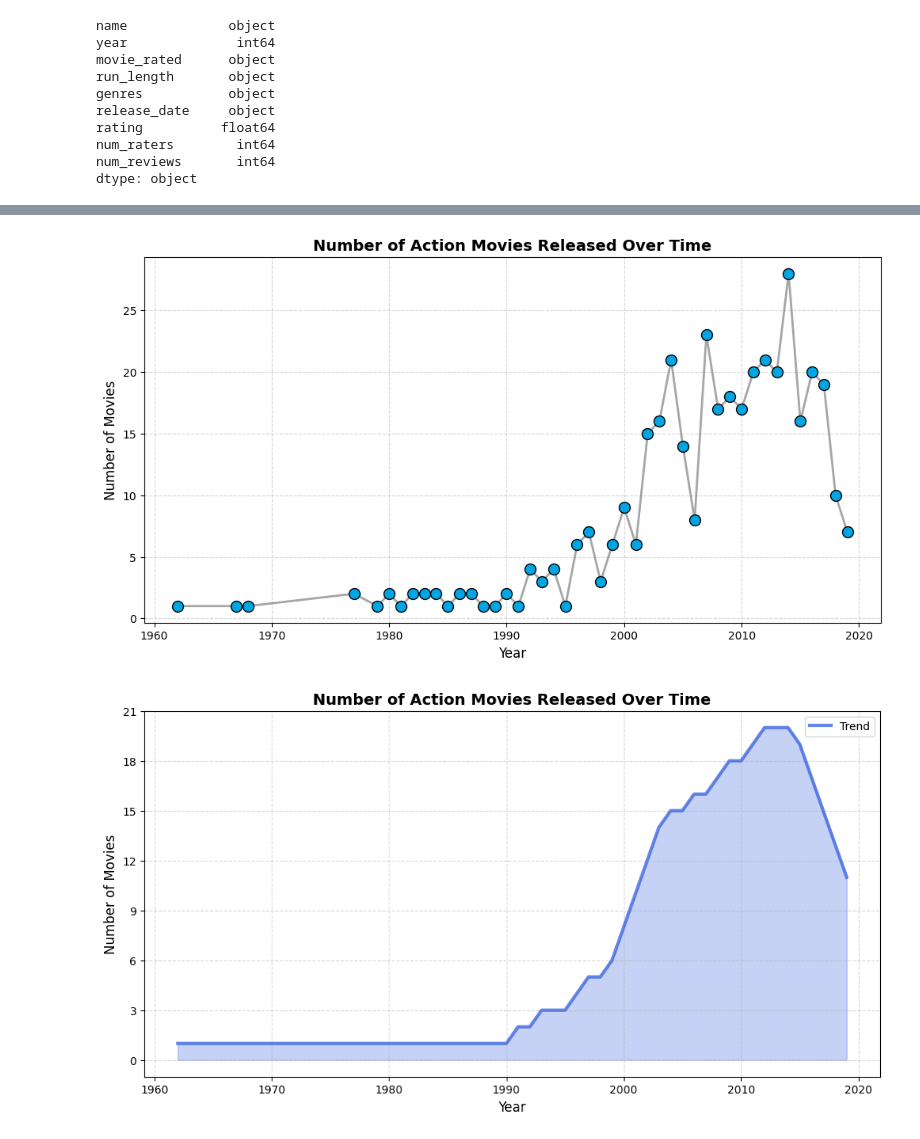
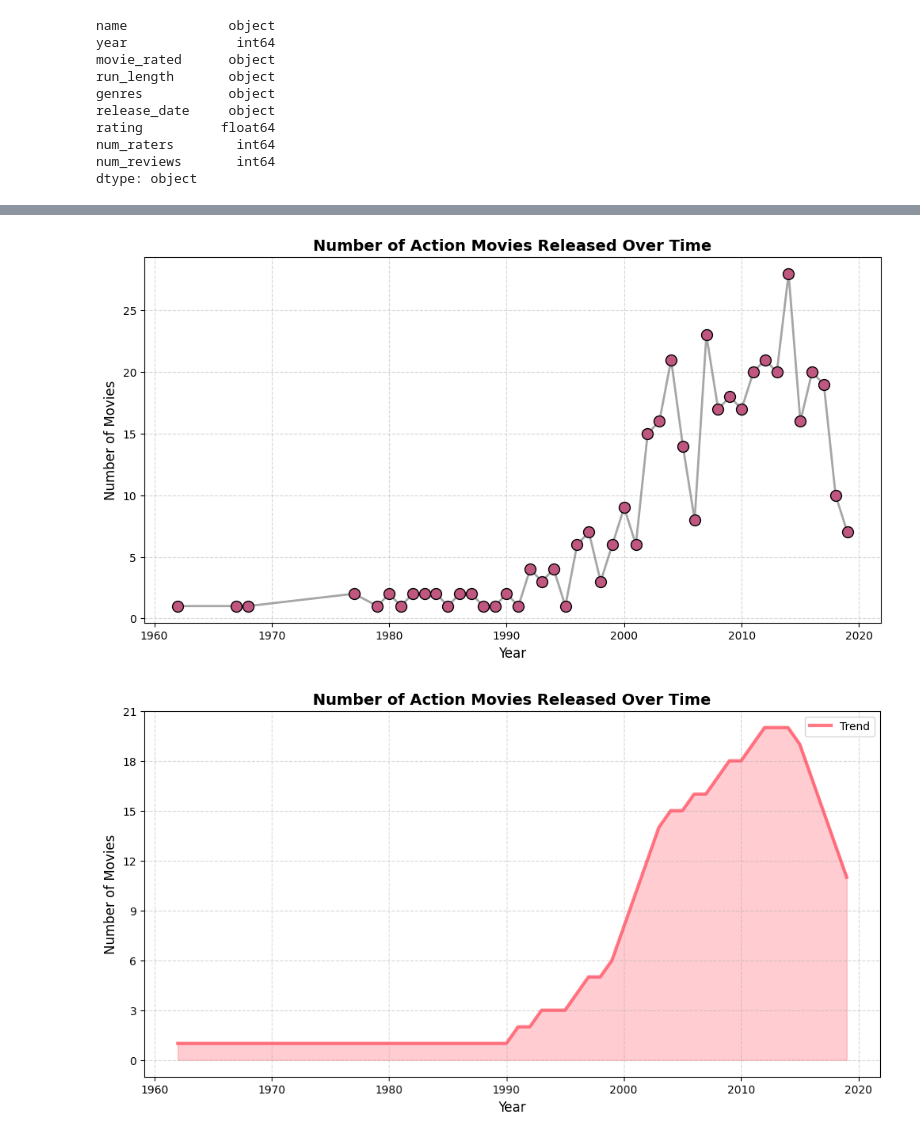
Before and after one commit to johjor/Python_Course_2025, a Jupyter notebook: scripts/Action_by_time.ipynb, the cells around one changed output, grey strips where cells are left out. Drawn from its saved outputs; the diff is of its cells as text; code cells hidden in the pictures.

```diff
--- a/scripts/Action_by_time.ipynb
+++ b/scripts/Action_by_time.ipynb
@@ -90,7 +92,7 @@ plt.figure(figsize=(12, 6))
 plt.plot(years, counts, color="gray", linestyle="-", linewidth=2, alpha=0.7)  # Light gray line
 
 # Scatter plot with color scale
-sc = plt.scatter(years, counts, c="#00A5E3", edgecolors="black", s=100, zorder=3)
+sc = plt.scatter(years, counts, c="#C05780", edgecolors="black", s=100, zorder=3)
 
 # Labels and grid
 plt.title("Number of Action Movies Released Over Time", fontsize=14, fontweight="bold")
@@ -98,34 +100,39 @@ plt.xlabel("Year", fontsize=12)
 plt.ylabel("Number of Movies", fontsize=12)
 plt.grid(True, linestyle="--", alpha=0.5)
 
+plt.savefig('../plots/Simple2_action_movies_year.png')
+
 plt.show()
 # %% [output]
-[figure, old version]
+[figure, new version]
 # %%
 #Creating a smoother plot
 from scipy.ndimage import gaussian_filter1d
 from matplotlib.ticker import MaxNLocator #for integer numbers instead of decimals on the y-axis
 
 # Sample data
 years = action_movies_per_year.index
 counts = action_movies_per_year.values
 
 # Smooth the line using Gaussian filtering
 smooth_counts = gaussian_filter1d(counts, sigma=2)
 
 plt.figure(figsize=(12, 6))
-plt.plot(years, smooth_counts, color="royalblue", linewidth=3, label="Trend", alpha=0.8)
-plt.fill_between(years, smooth_counts, color="royalblue", alpha=0.3)  # Adds a nice shaded effect
+plt.plot(years, smooth_counts, color="#FF5768", linewidth=3, label="Trend", alpha=0.8)
+plt.fill_between(years, smooth_counts, color="#FF5768", alpha=0.3)  # Adds a nice shaded effect
 
 # Force integer values on the y-axis
 plt.gca().yaxis.set_major_locator(MaxNLocator(integer=True))
 
 plt.title("Number of Action Movies Released Over Time", fontsize=14, fontweight="bold")
 plt.xlabel("Year", fontsize=12)
 plt.ylabel("Number of Movies", fontsize=12)
 plt.ylabel("Number of Movies", fontsize=12)
 plt.grid(True, linestyle="--", alpha=0.5)
 plt.legend()
+
+plt.savefig('../plots/Smooth_action_movies_year.png')
+
 plt.show()
 # %% [output]
-[figure, old version]
+[figure, new version]
```
Also changed, not shown: parts of 1 cell of this notebook, 14 other files.
